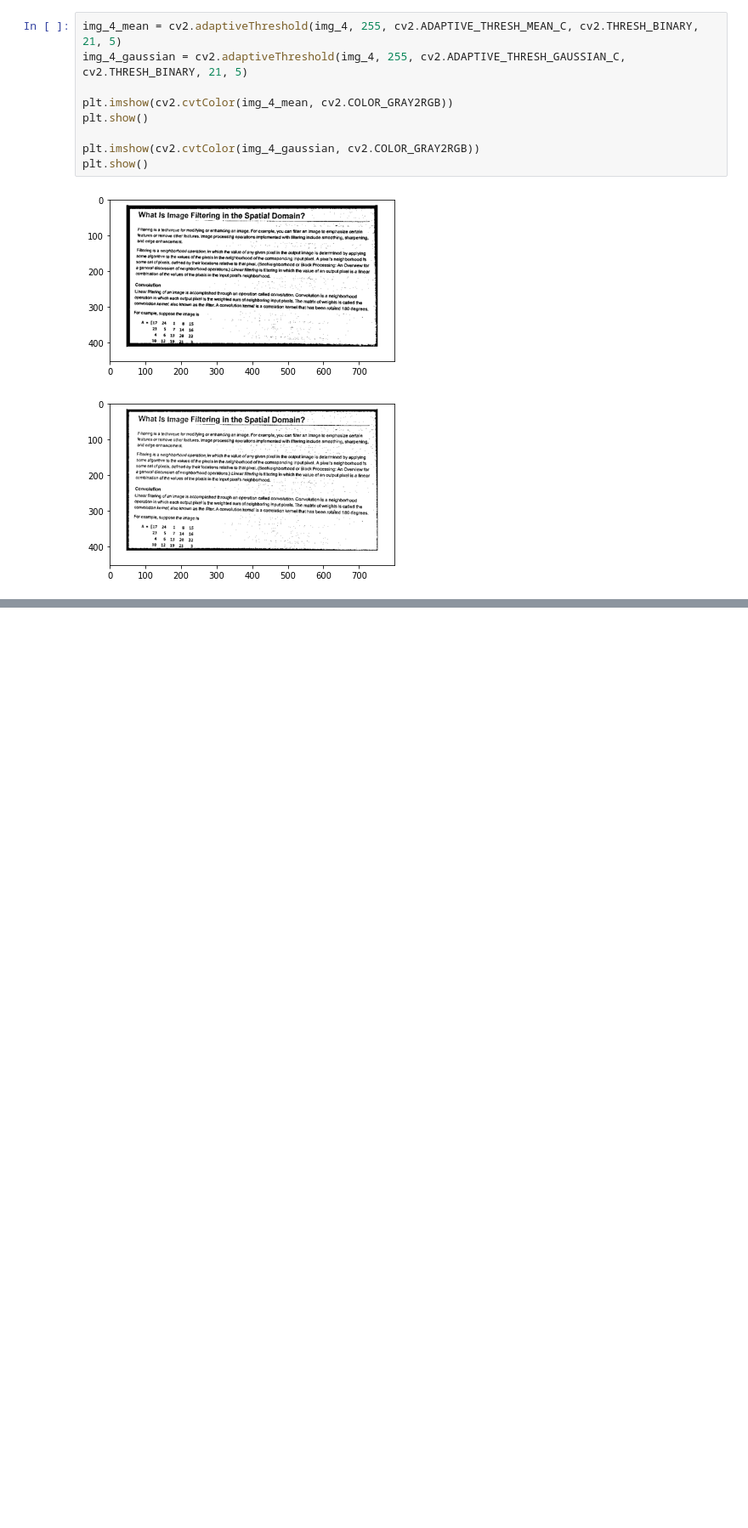
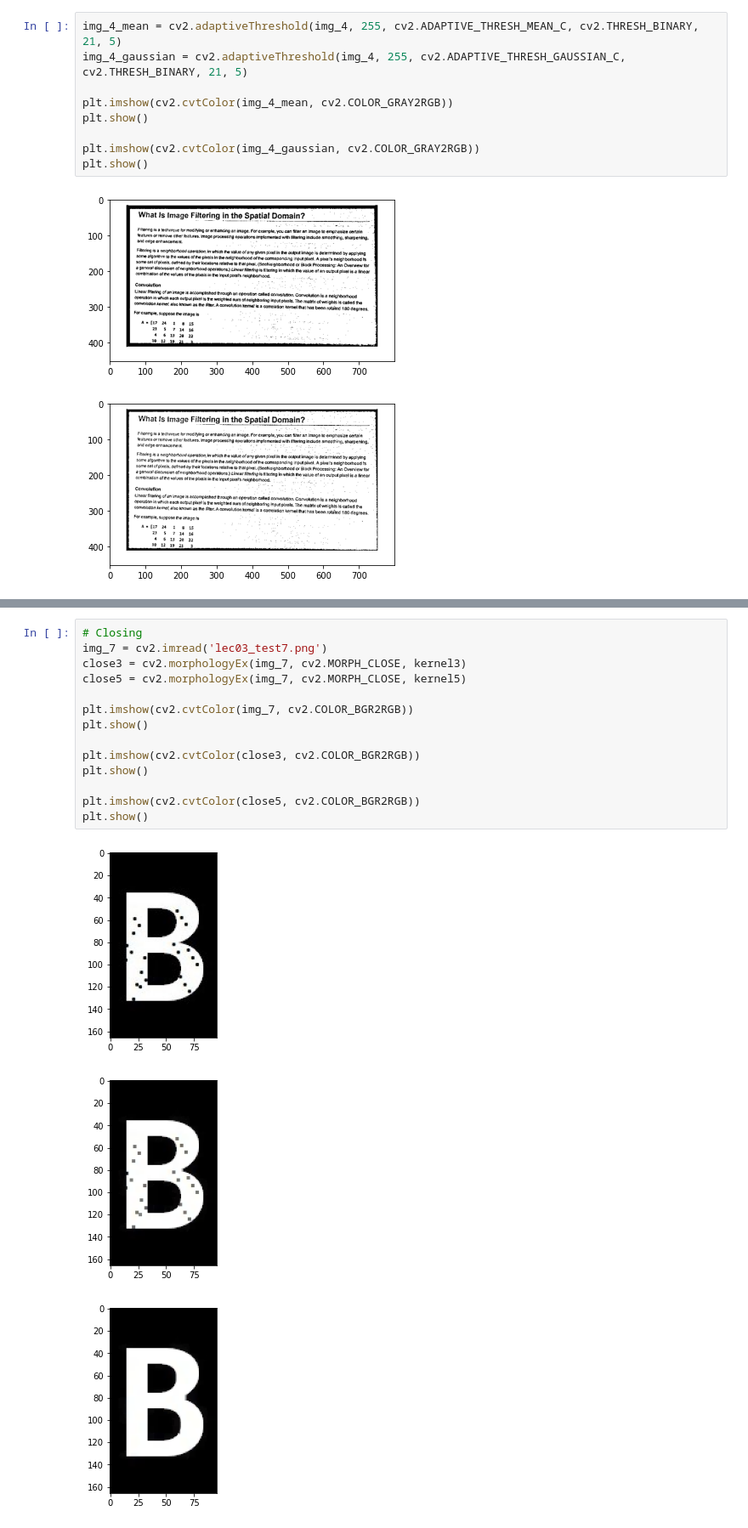
Before and after one commit to SHsix/Embedded_System, a Jupyter notebook: Python_기초/lec03.ipynb, the cells around one changed output, grey strips where cells are left out. Shown at 85% size. Drawn from its saved outputs; the diff is of its cells as text; blank space fills up the shorter version.

```diff
--- a/Python_기초/lec03.ipynb
+++ b/Python_기초/lec03.ipynb
@@ -201,0 +300,18 @@ plt.show()
+# %%
+# Closing
+img_7 = cv2.imread('lec03_test7.png')
+close3 = cv2.morphologyEx(img_7, cv2.MORPH_CLOSE, kernel3)
+close5 = cv2.morphologyEx(img_7, cv2.MORPH_CLOSE, kernel5)
+
+plt.imshow(cv2.cvtColor(img_7, cv2.COLOR_BGR2RGB))
+plt.show()
+
+plt.imshow(cv2.cvtColor(close3, cv2.COLOR_BGR2RGB))
+plt.show()
+
+plt.imshow(cv2.cvtColor(close5, cv2.COLOR_BGR2RGB))
+plt.show()
+# %% [output]
+[figure, added]
+[figure, added]
+[figure, added]
```
Also changed, not shown: parts of 22 cells of this notebook.
